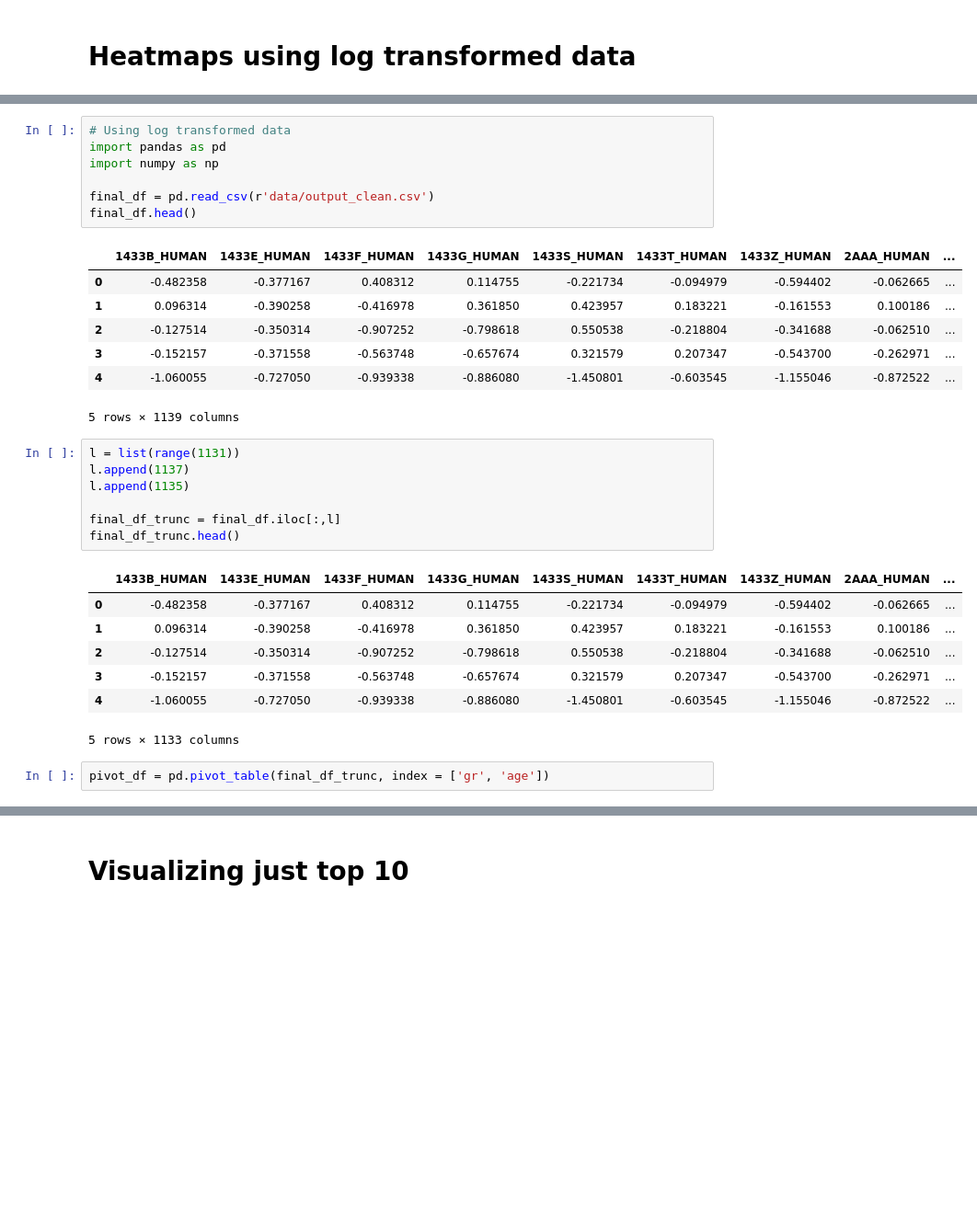
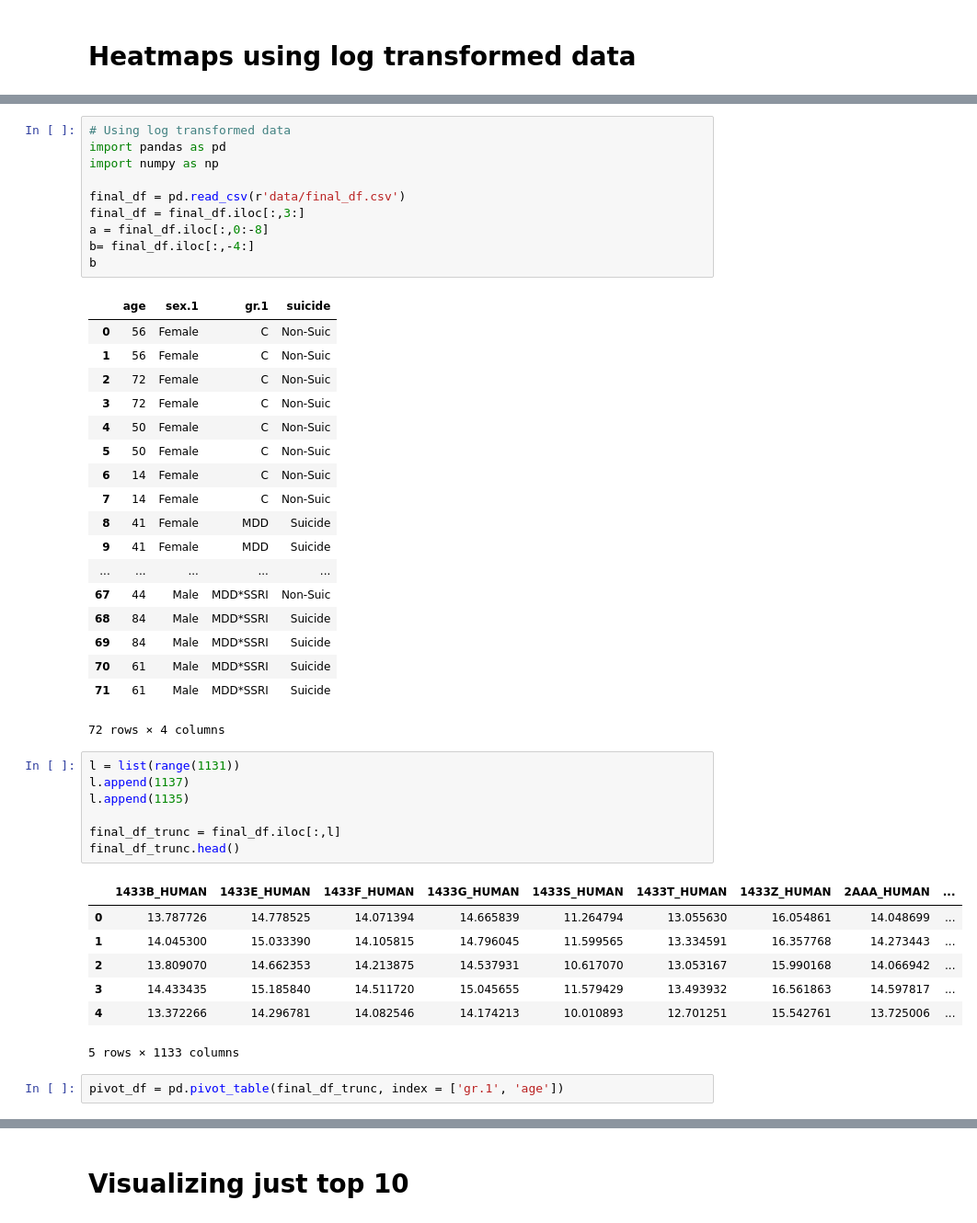
Before and after one commit to yjs1210/brain-depression-proteomic-analysis, a Jupyter notebook: Michelle_yimin_analysis.ipynb, the cells around one changed output, grey strips where cells are left out. Shown at 92% size. Cells and saved outputs as stored; diff of their text form; blank space fills up the shorter version.

```diff
--- a/Michelle_yimin_analysis.ipynb
+++ b/Michelle_yimin_analysis.ipynb
@@ -335,18 +346,32 @@ p1 = sns.clustermap(_pivot, metric = 'correlation')
 # %%
 # Using log transformed data
 import pandas as pd
 import numpy as np
 
-final_df = pd.read_csv(r'data/output_clean.csv')
-final_df.head()
+final_df = pd.read_csv(r'data/final_df.csv')
+final_df = final_df.iloc[:,3:]
+a = final_df.iloc[:,0:-8]
+b= final_df.iloc[:,-4:]
+b
 # %% [output]
-|  | 1433B_HUMAN | 1433E_HUMAN | 1433F_HUMAN | 1433G_HUMAN | 1433S_HUMAN | 1433T_HUMAN | 1433Z_HUMAN | 2AAA_HUMAN | ... |
-| 0 | -0.482358 | -0.377167 | 0.408312 | 0.114755 | -0.221734 | -0.094979 | -0.594402 | -0.062665 | ... |
-| 1 | 0.096314 | -0.390258 | -0.416978 | 0.361850 | 0.423957 | 0.183221 | -0.161553 | 0.100186 | ... |
-| 2 | -0.127514 | -0.350314 | -0.907252 | -0.798618 | 0.550538 | -0.218804 | -0.341688 | -0.062510 | ... |
-| 3 | -0.152157 | -0.371558 | -0.563748 | -0.657674 | 0.321579 | 0.207347 | -0.543700 | -0.262971 | ... |
-| 4 | -1.060055 | -0.727050 | -0.939338 | -0.886080 | -1.450801 | -0.603545 | -1.155046 | -0.872522 | ... |
+|  | age | sex.1 | gr.1 | suicide |
+| 0 | 56 | Female | C | Non-Suic |
+| 1 | 56 | Female | C | Non-Suic |
+| 2 | 72 | Female | C | Non-Suic |
+| 3 | 72 | Female | C | Non-Suic |
+| 4 | 50 | Female | C | Non-Suic |
+| 5 | 50 | Female | C | Non-Suic |
+| 6 | 14 | Female | C | Non-Suic |
+| 7 | 14 | Female | C | Non-Suic |
+| 8 | 41 | Female | MDD | Suicide |
+| 9 | 41 | Female | MDD | Suicide |
+| ... | ... | ... | ... | ... |
+| 67 | 44 | Male | MDD*SSRI | Non-Suic |
+| 68 | 84 | Male | MDD*SSRI | Suicide |
+| 69 | 84 | Male | MDD*SSRI | Suicide |
+| 70 | 61 | Male | MDD*SSRI | Suicide |
+| 71 | 61 | Male | MDD*SSRI | Suicide |
-5 rows × 1139 columns
+72 rows × 4 columns
 # %%
 l = list(range(1131))
 l.append(1137)
@@ -356,14 +381,14 @@ final_df_trunc = final_df.iloc[:,l]
 final_df_trunc.head()
 # %% [output]
 |  | 1433B_HUMAN | 1433E_HUMAN | 1433F_HUMAN | 1433G_HUMAN | 1433S_HUMAN | 1433T_HUMAN | 1433Z_HUMAN | 2AAA_HUMAN | ... |
-| 0 | -0.482358 | -0.377167 | 0.408312 | 0.114755 | -0.221734 | -0.094979 | -0.594402 | -0.062665 | ... |
-| 1 | 0.096314 | -0.390258 | -0.416978 | 0.361850 | 0.423957 | 0.183221 | -0.161553 | 0.100186 | ... |
-| 2 | -0.127514 | -0.350314 | -0.907252 | -0.798618 | 0.550538 | -0.218804 | -0.341688 | -0.062510 | ... |
-| 3 | -0.152157 | -0.371558 | -0.563748 | -0.657674 | 0.321579 | 0.207347 | -0.543700 | -0.262971 | ... |
-| 4 | -1.060055 | -0.727050 | -0.939338 | -0.886080 | -1.450801 | -0.603545 | -1.155046 | -0.872522 | ... |
+| 0 | 13.787726 | 14.778525 | 14.071394 | 14.665839 | 11.264794 | 13.055630 | 16.054861 | 14.048699 | ... |
+| 1 | 14.045300 | 15.033390 | 14.105815 | 14.796045 | 11.599565 | 13.334591 | 16.357768 | 14.273443 | ... |
+| 2 | 13.809070 | 14.662353 | 14.213875 | 14.537931 | 10.617070 | 13.053167 | 15.990168 | 14.066942 | ... |
+| 3 | 14.433435 | 15.185840 | 14.511720 | 15.045655 | 11.579429 | 13.493932 | 16.561863 | 14.597817 | ... |
+| 4 | 13.372266 | 14.296781 | 14.082546 | 14.174213 | 10.010893 | 12.701251 | 15.542761 | 13.725006 | ... |
 5 rows × 1133 columns
 # %%
-pivot_df = pd.pivot_table(final_df_trunc, index = ['gr', 'age'])
+pivot_df = pd.pivot_table(final_df_trunc, index = ['gr.1', 'age'])
 # %%
 import matplotlib.pyplot as plt
 import seaborn as sns
```
Also changed, not shown: parts of 27 cells of this notebook.
